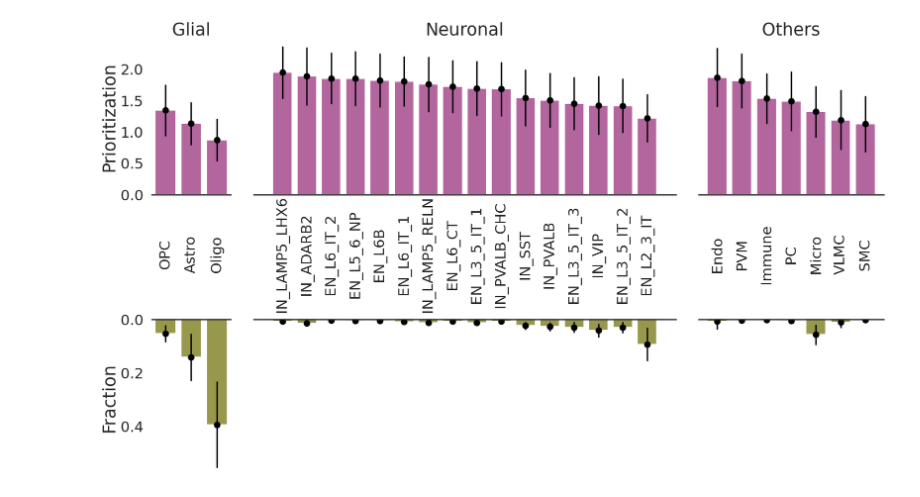
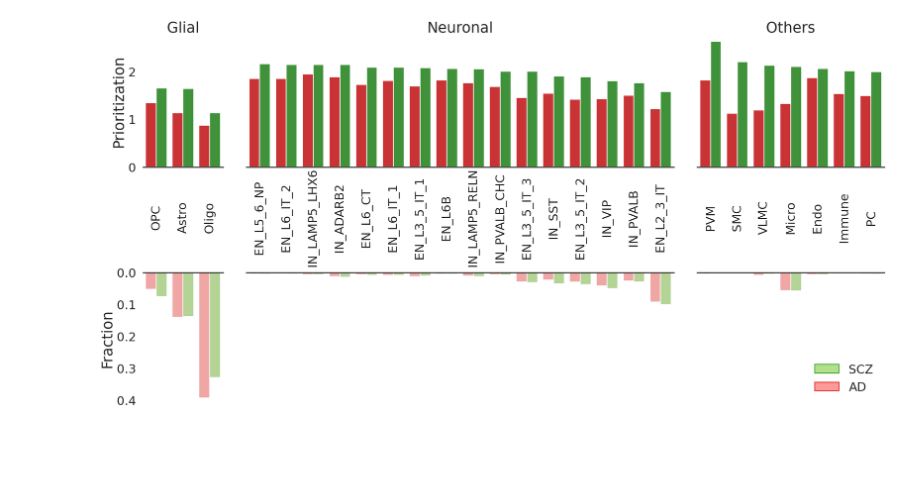
Before and after one commit to Oafish1/iBrainMap-Analysis, a Jupyter notebook: scripts/individual_plots/CT_Prioritization.ipynb, the cells around one changed output. Drawn from its saved outputs; the diff is of its cells as text; code cells hidden in the pictures; blank space fills up the shorter version.

Commit message:
Grouped prioritization plot

```diff
--- a/scripts/individual_plots/CT_Prioritization.ipynb
+++ b/scripts/individual_plots/CT_Prioritization.ipynb
@@ -29,9 +29,6 @@ PLOT_DIR = '../plots'
 # Seed
 np.random.seed(42)
 # %%
-# Choose phenotype
-phenotype = 'AD'  # 'AD', 'SCZ'
-
 # Read data
 df = pd.read_csv(os.path.join(DATA_DIR, 'celltype_importance.csv'))
 df = df.rename(columns={
@@ -41,8 +38,8 @@ df = df.rename(columns={
     'imp_score_std': 'Prioritization STD',
     'cell_frac_mean': 'Fraction',
     'cell_frac_std': 'Fraction STD',
+    'phenotype_x': 'Phenotype',
 })
-df = df.loc[df['phenotype_x'] == phenotype].drop(columns='phenotype_x')
 
 # # Generate fake data
 # df = pd.DataFrame({'Cell Type': [f'CELLTYPE_{i:02}' for i in range(12)]})
@@ -71,7 +68,7 @@ fig, axs = plt.subplots(
     2, len(order),
     gridspec_kw={'hspace': label_hspace, 'wspace': plot_wspace},
     width_ratios=[(df['Super'] == sup).sum() for sup in order],
-    figsize=(20, 12))
+    figsize=(24, 12))
 
 # Loop arguments
 arrangement = (
@@ -87,14 +84,40 @@ for sup, feature, ax_loc in arrangement:
     # Filter data
     # TODO: Add sorting
     df_sub = df[(df['Super'] == sup)]
+    ### CT GROUPED X
+    labels = df_sub['Cell Type'].unique()
+    ### UNGROUPED X
+    # labels = df_sub['Cell Type'].to_list()
+    ### END
     y = df_sub[feature].to_numpy()
 
     # Plot
-    color = '#b3669e' if ax_loc[0] == 0 else '#98984d'
-    ax.bar(range(y.shape[0]), y, color=color)
+    # sns.barplot(data=df, x='Cell Type', y=feature, hue='Phenotype', ax=ax)
+    # color = '#b3669e' if ax_loc[0] == 0 else '#98984d'
+    COLORS = {
+        'AD': sns.color_palette('Paired')[5:3:-1],
+        'SCZ': sns.color_palette('Paired')[3:1:-1],
+    }
+    ### CT GROUPED X
+    palette = [COLORS[ord][ax_loc[0]] for ord in list(COLORS)]
+    sns.barplot(
+        data=df_sub,
+        x='Cell Type',
+        y=feature,
+        hue='Phenotype',
+        hue_order=list(COLORS),
+        palette=sns.color_palette(palette),
+        ax=ax)
+    ax.set_xlabel(None)
+    ax.set_ylabel(None)
+    ax.legend([],[], frameon=False)
+    ### UNGROUPED X
+    # color = df_sub['Phenotype'].map(lambda s: COLORS[s][ax_loc[0]])
+    # ax.bar(range(y.shape[0]), y, color=color)
+    ### END
 
     # Error bars
-    ax.errorbar(range(y.shape[0]), y, yerr=df_sub[f'{feature} STD'], fmt='o', color='black')
+    # ax.errorbar(range(y.shape[0]), y, yerr=df_sub[f'{feature} STD'], fmt='o', color='black')
 
     # y-conditional formatting
     if ax_loc[0] == 0:  # Top
@@ -106,7 +129,7 @@ for sup, feature, ax_loc in arrangement:
 
         # Place x Labels
         transform = transforms.blended_transform_factory(ax.transData, fig.transFigure)
-        for i, label in enumerate(df_sub['Cell Type'].to_list()):
+        for i, label in enumerate(labels):
             ax.text(i, .5, label, ha='center', va='center', rotation=90, transform=transform)
 
     else:  # Bottom
@@ -114,6 +137,7 @@ for sup, feature, ax_loc in arrangement:
         ax.spines['bottom'].set_visible(False)
 
     # Set limits
+    ax.set_xlim(left=-.5, right=len(labels)-.5)
     ax.set_ylim(bottom=0)
 
     # x-conditional formatting
@@ -125,32 +149,38 @@ for sup, feature, ax_loc in arrangement:
         ax.tick_params(labelleft=False)
 
     # Hide x axis labels
     ax.tick_params(labelbottom=False)
 
     # Remove spines
     ax.spines['left'].set_visible(False)
     ax.spines['right'].set_visible(False)
 
 # Match limits (needed otherwise weird prioritization on axis limits when sharing)
 for y in range(2):
     # Get ranges
     lim_min = min(axs[y, i].get_ylim()[0] for i in range(len(order)))
     lim_max = max(axs[y, i].get_ylim()[1] for i in range(len(order)))
 
     # Set ranges
     for i in range(len(order)):
         axs[y, i].set_ylim(lim_min, lim_max)
 
 
 # Share axes and invert
 for x in range(len(order)): axs[0, x].sharex(axs[1, x])
 for y in range(2):
     for x in range(len(order)-1):
         axs[y, x].sharey(axs[y, x+1])
 axs[1, 0].invert_yaxis()
 
-fig.savefig(os.path.join(PLOT_DIR, f'figure_5_prioritization_{phenotype}.pdf'), bbox_inches='tight')
+# Legend
+from matplotlib.patches import Patch
+legend_elements = [Patch(facecolor=COLORS[ph][1], edgecolor=COLORS[ph][0], label=ph) for ph in df_sub['Phenotype'].unique()]
+axs[-1, -1].legend(handles=legend_elements, frameon=False, loc='lower right')
+
+# Save figure
+fig.savefig(os.path.join(PLOT_DIR, f'figure_5_prioritization.pdf'), bbox_inches='tight')
 plt.show()
 plt.close()
 # %% [output]
-[figure, old version]
+[figure, new version]
```
Also changed, not shown: 4 other files.
